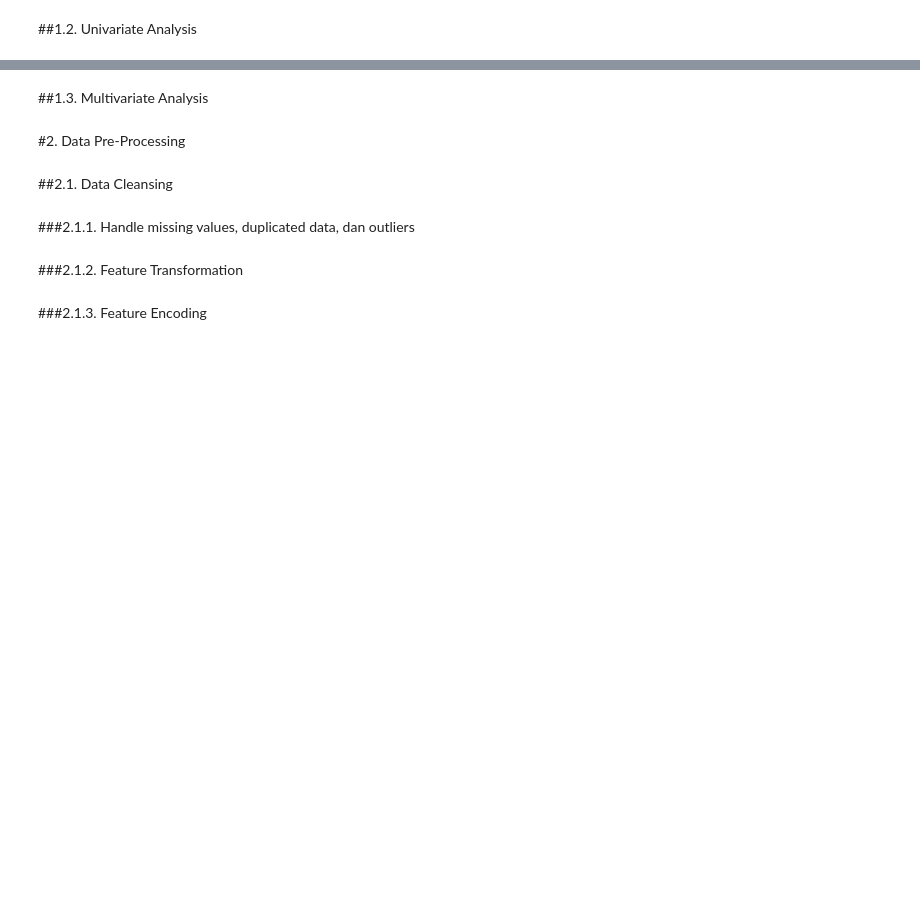
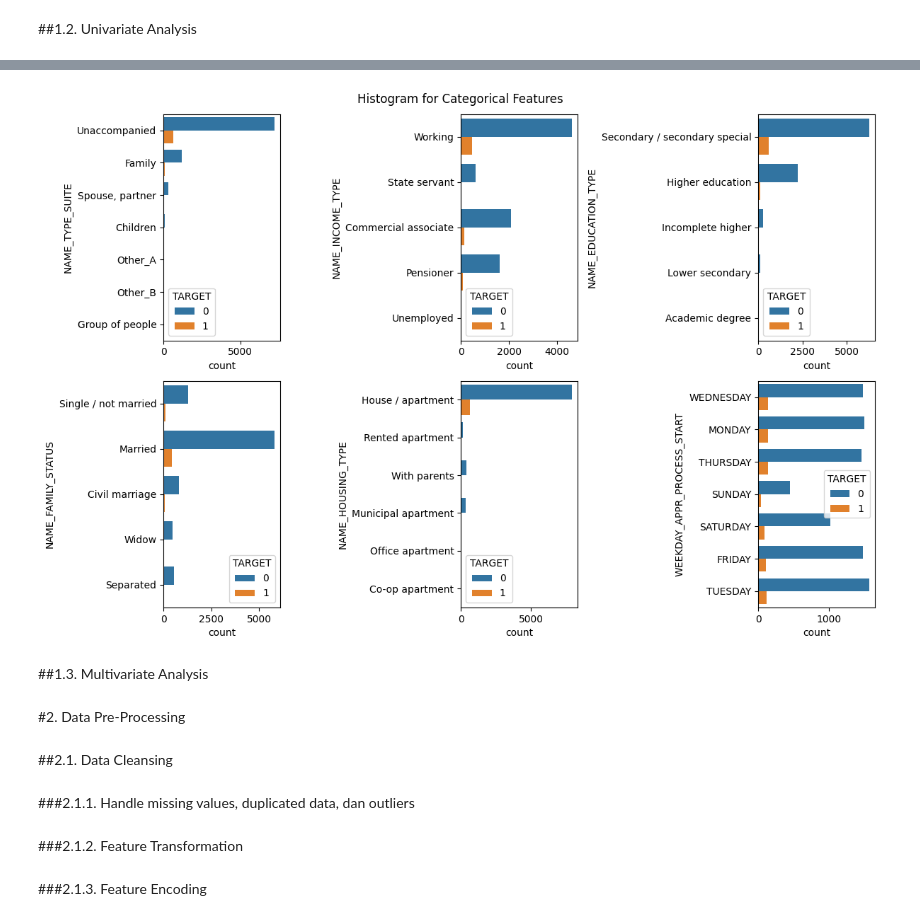
Before and after one commit to uniainiyah/HCI, a Jupyter notebook: Home_Credit_Scorecard_Model.ipynb, the cells around one changed output, grey strips where cells are left out. Drawn from its saved outputs; the diff is of its cells as text; code cells hidden in the pictures; blank space fills up the shorter version.

```diff
--- a/Home_Credit_Scorecard_Model.ipynb
+++ b/Home_Credit_Scorecard_Model.ipynb
@@ -83,3 +147,19 @@ df.head()
+# %%
+categorical_columns2 = ['NAME_TYPE_SUITE',	'NAME_INCOME_TYPE',	'NAME_EDUCATION_TYPE',	'NAME_FAMILY_STATUS',	'NAME_HOUSING_TYPE', 'WEEKDAY_APPR_PROCESS_START']
+fig, axes = plt.subplots(2, 3, figsize=(12,8))
+
+plt.suptitle('Histogram for Categorical Features')
+
+i = 0
+for y in axes:
+    for ax in y:
+        column = categorical_columns2[i]
+        sns.countplot(df, y=column, hue='TARGET', ax=ax)
+        i += 1
+fig.tight_layout(pad=1)
+plt.show()
+# %% [output]
+[figure, added]
 # %% [markdown]
 ##1.3. Multivariate Analysis
 # %% [markdown]
```
Also changed, not shown: parts of 9 cells of this notebook.
